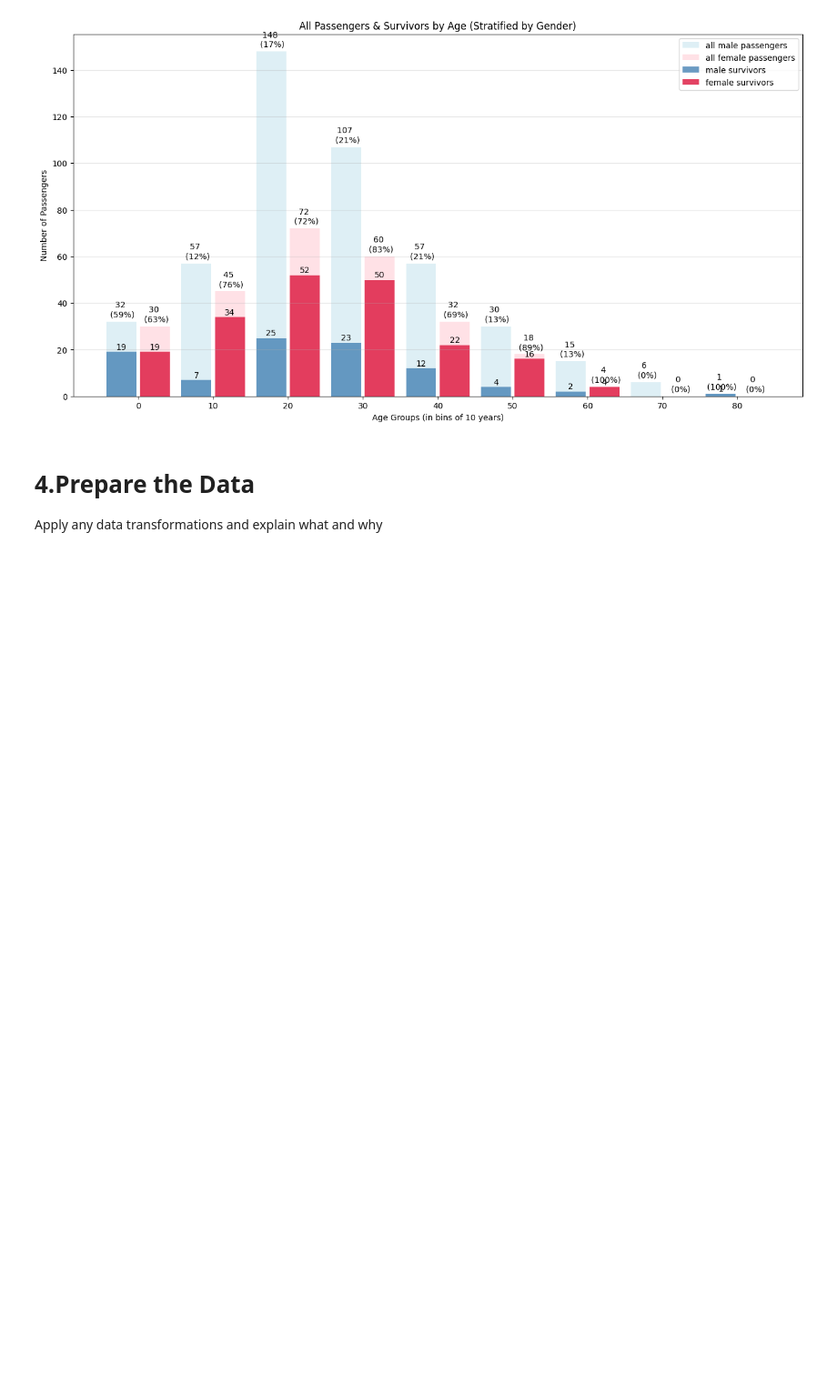
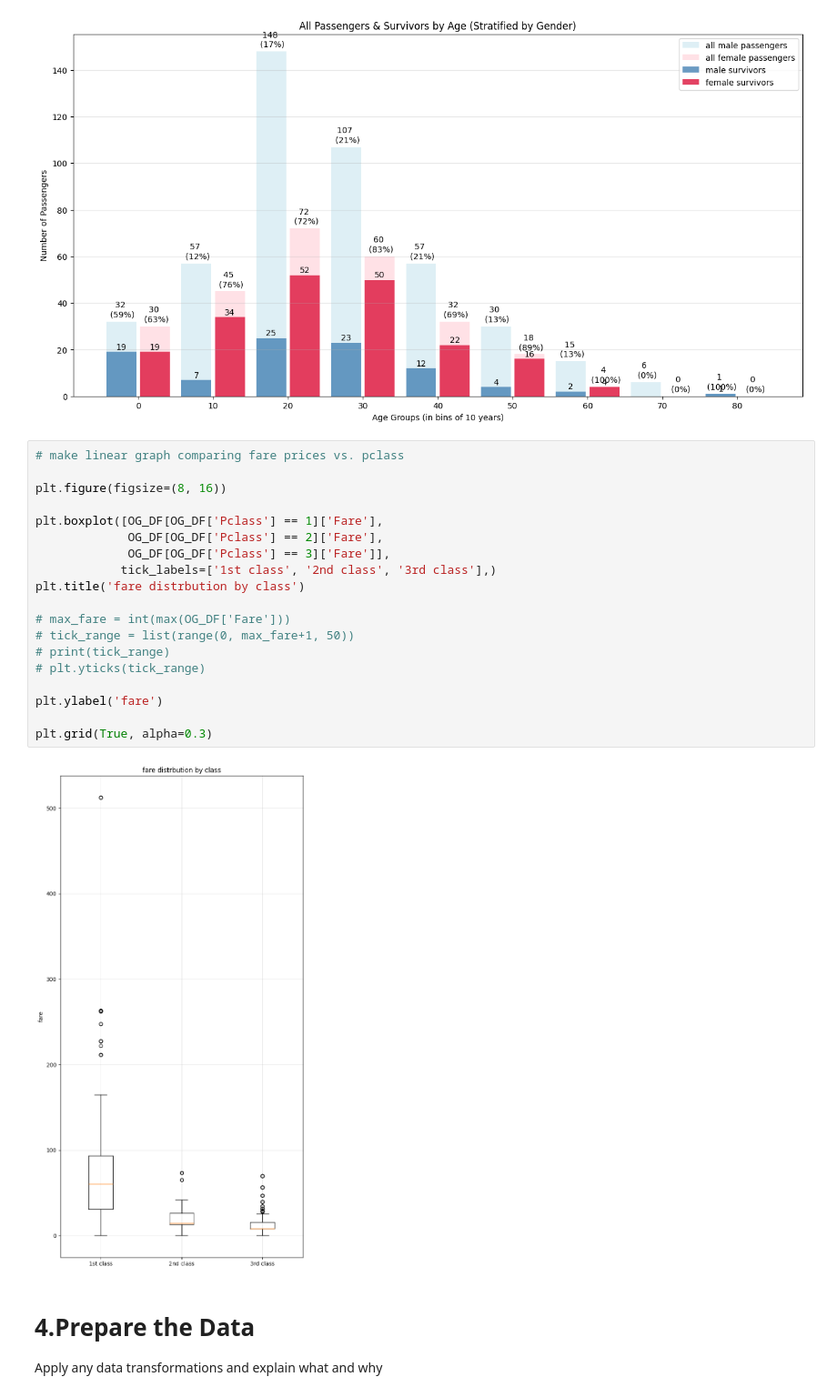
Before and after one commit to mandiiiwu/ml_classwork, a Jupyter notebook: Project_1/Project_1.ipynb, the cells around one changed output. Shown at 91% size. Cells and saved outputs as stored; diff of their text form; blank space fills up the shorter version.

```diff
--- a/Project_1/Project_1.ipynb
+++ b/Project_1/Project_1.ipynb
@@ -220,6 +222,27 @@ plt.grid(True, alpha=0.3, axis='y')
 plt.show()
 # %% [output]
 [figure]
+# %%
+# make linear graph comparing fare prices vs. pclass
+
+plt.figure(figsize=(8, 16))
+
+plt.boxplot([OG_DF[OG_DF['Pclass'] == 1]['Fare'],
+             OG_DF[OG_DF['Pclass'] == 2]['Fare'],
+             OG_DF[OG_DF['Pclass'] == 3]['Fare']],
+            tick_labels=['1st class', '2nd class', '3rd class'],)
+plt.title('fare distrbution by class')
+
+# max_fare = int(max(OG_DF['Fare']))
+# tick_range = list(range(0, max_fare+1, 50))
+# print(tick_range)
+# plt.yticks(tick_range)
+
+plt.ylabel('fare')
+
+plt.grid(True, alpha=0.3)
+# %% [output]
+[figure, added]
 # %% [markdown]
 # 4.Prepare the Data
 
```
Also changed, not shown: parts of 7 cells of this notebook.
